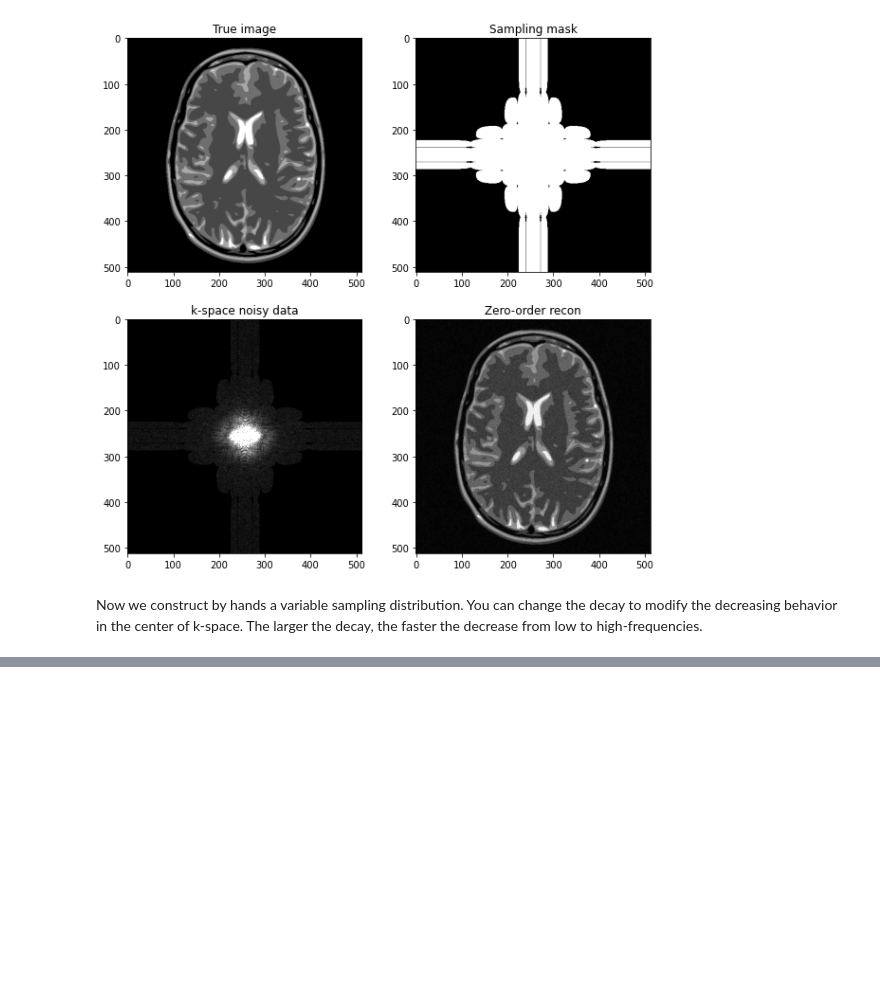
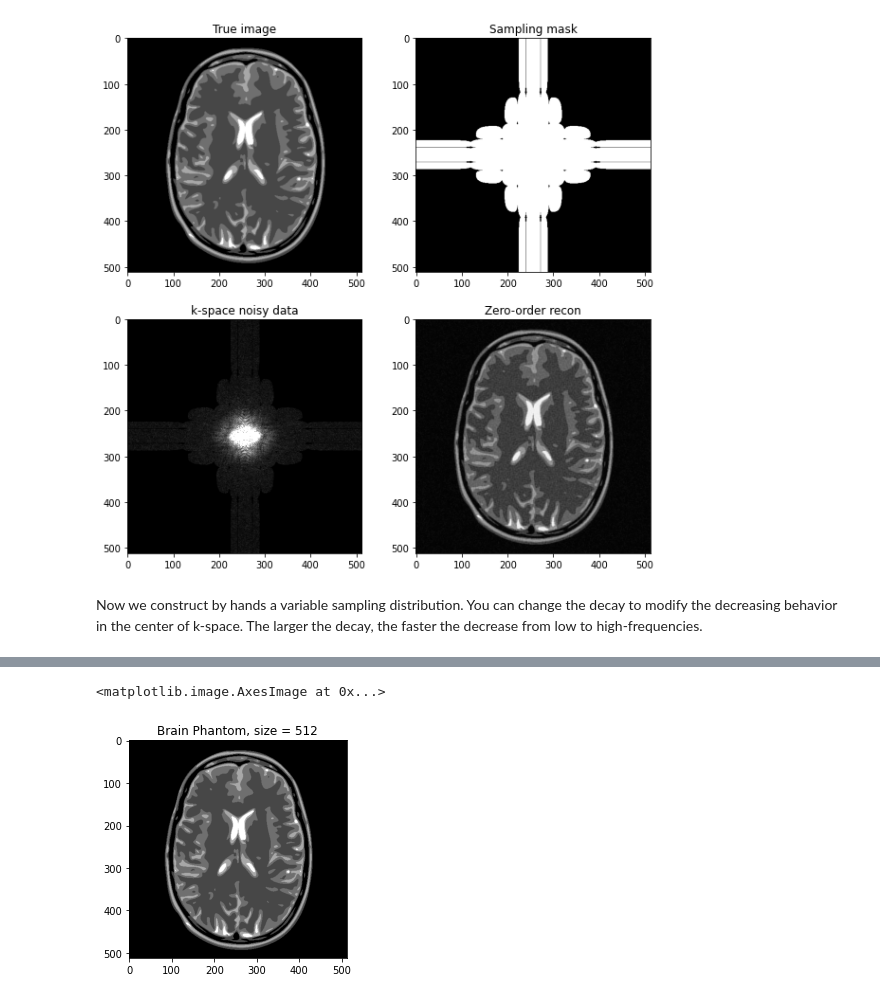
Before and after one commit to YuyangXueEd/MRI_Recon_Tutorial, a Jupyter notebook: Basic_Preprocessing/1. Sampling.ipynb, the cells around one changed output, grey strips where cells are left out. Saved outputs shown, nothing was run; the diff lists cells and outputs as text; code cells hidden in the pictures; blank space fills up the shorter version.

```diff
--- a/Basic_Preprocessing/1. Sampling.ipynb
+++ b/Basic_Preprocessing/1. Sampling.ipynb
@@ -542,0 +547,20 @@ plt.show()
+# %%
+%matplotlib inline
+
+import numpy as np
+import matplotlib.pyplot as plt
+from skimage import data, io, filters
+
+dirimg_2d = '../data/'
+img_size = 512
+FOV = 0.2
+pixelSize = FOV / img_size
+
+filename = "BrainPhantom%s.png"%img_size
+mri_img = io.imread(dirimg_2d + filename)
+plt.figure()
+plt.title("Brain Phantom, size = %s"%img_size)
+plt.imshow(mri_img, cmap="Greys_r")
+# %% [output]
+<matplotlib.image.AxesImage at 0x...>
+[figure, added]
```
Also changed, not shown: parts of 8 cells of this notebook.
